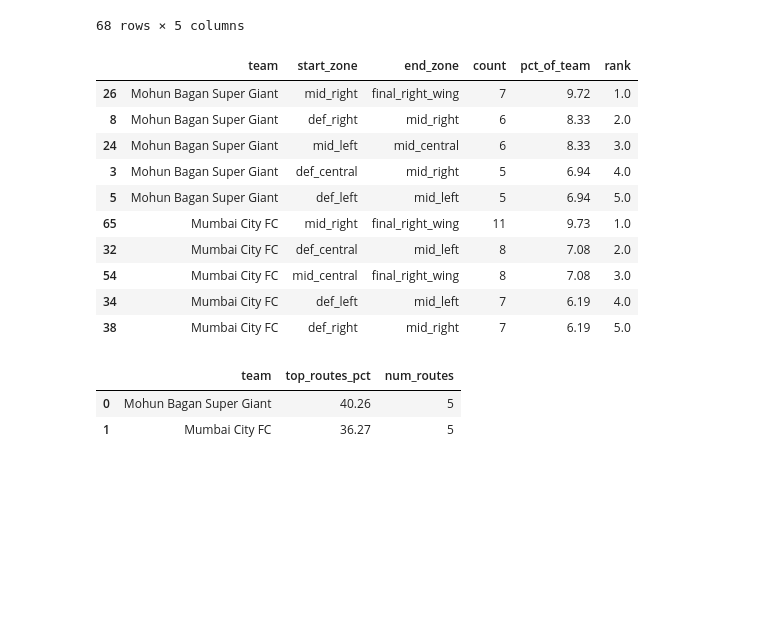
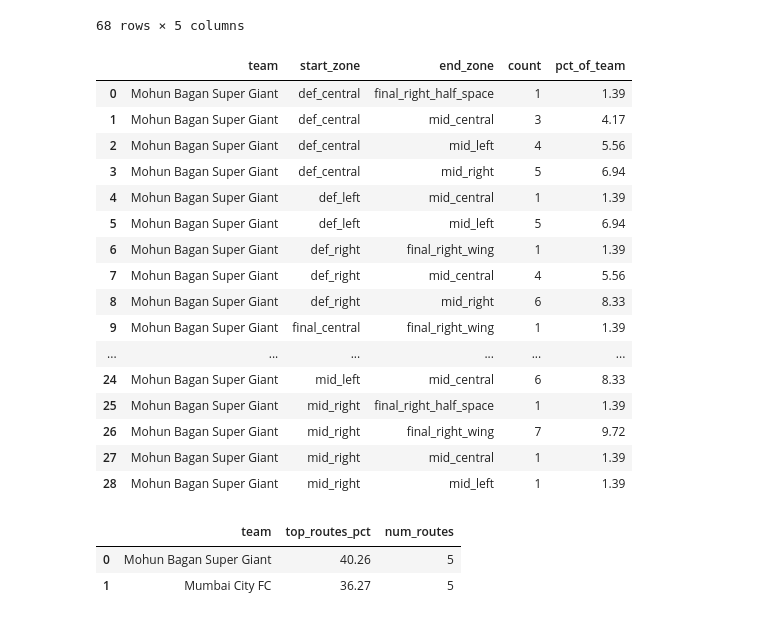
Before and after one commit to AakashKaushal07/Analysis_Portfolio, a Jupyter notebook: notebooks/ISL 26 Analysis/ISL Analysis - Attack.ipynb, the cells around one changed output. Cells and saved outputs as stored; diff of their text form; code cells hidden in the pictures; blank space fills up the shorter version.

```diff
--- a/notebooks/ISL 26 Analysis/ISL Analysis - Attack.ipynb
+++ b/notebooks/ISL 26 Analysis/ISL Analysis - Attack.ipynb
@@ -370,19 +370,25 @@ def get_top_progression_zones(
     return top_routes, summary
 top,summary = get_top_progression_zones(prog_df)
 # %%
-top
+prog_df[prog_df['team'] == 'Mohun Bagan Super Giant']
 # %% [output]
-|  | team | start_zone | end_zone | count | pct_of_team | rank |
-| 26 | Mohun Bagan Super Giant | mid_right | final_right_wing | 7 | 9.72 | 1.0 |
-| 8 | Mohun Bagan Super Giant | def_right | mid_right | 6 | 8.33 | 2.0 |
-| 24 | Mohun Bagan Super Giant | mid_left | mid_central | 6 | 8.33 | 3.0 |
-| 3 | Mohun Bagan Super Giant | def_central | mid_right | 5 | 6.94 | 4.0 |
-| 5 | Mohun Bagan Super Giant | def_left | mid_left | 5 | 6.94 | 5.0 |
-| 65 | Mumbai City FC | mid_right | final_right_wing | 11 | 9.73 | 1.0 |
-| 32 | Mumbai City FC | def_central | mid_left | 8 | 7.08 | 2.0 |
-| 54 | Mumbai City FC | mid_central | final_right_wing | 8 | 7.08 | 3.0 |
-| 34 | Mumbai City FC | def_left | mid_left | 7 | 6.19 | 4.0 |
-| 38 | Mumbai City FC | def_right | mid_right | 7 | 6.19 | 5.0 |
+|  | team | start_zone | end_zone | count | pct_of_team |
+| 0 | Mohun Bagan Super Giant | def_central | final_right_half_space | 1 | 1.39 |
+| 1 | Mohun Bagan Super Giant | def_central | mid_central | 3 | 4.17 |
+| 2 | Mohun Bagan Super Giant | def_central | mid_left | 4 | 5.56 |
+| 3 | Mohun Bagan Super Giant | def_central | mid_right | 5 | 6.94 |
+| 4 | Mohun Bagan Super Giant | def_left | mid_central | 1 | 1.39 |
+| 5 | Mohun Bagan Super Giant | def_left | mid_left | 5 | 6.94 |
+| 6 | Mohun Bagan Super Giant | def_right | final_right_wing | 1 | 1.39 |
+| 7 | Mohun Bagan Super Giant | def_right | mid_central | 4 | 5.56 |
+| 8 | Mohun Bagan Super Giant | def_right | mid_right | 6 | 8.33 |
+| 9 | Mohun Bagan Super Giant | final_central | final_right_wing | 1 | 1.39 |
+| ... | ... | ... | ... | ... | ... |
+| 24 | Mohun Bagan Super Giant | mid_left | mid_central | 6 | 8.33 |
+| 25 | Mohun Bagan Super Giant | mid_right | final_right_half_space | 1 | 1.39 |
+| 26 | Mohun Bagan Super Giant | mid_right | final_right_wing | 7 | 9.72 |
+| 27 | Mohun Bagan Super Giant | mid_right | mid_central | 1 | 1.39 |
+| 28 | Mohun Bagan Super Giant | mid_right | mid_left | 1 | 1.39 |
 # %%
 summary
 # %% [output]
```
Also changed, not shown: 3 other files.
